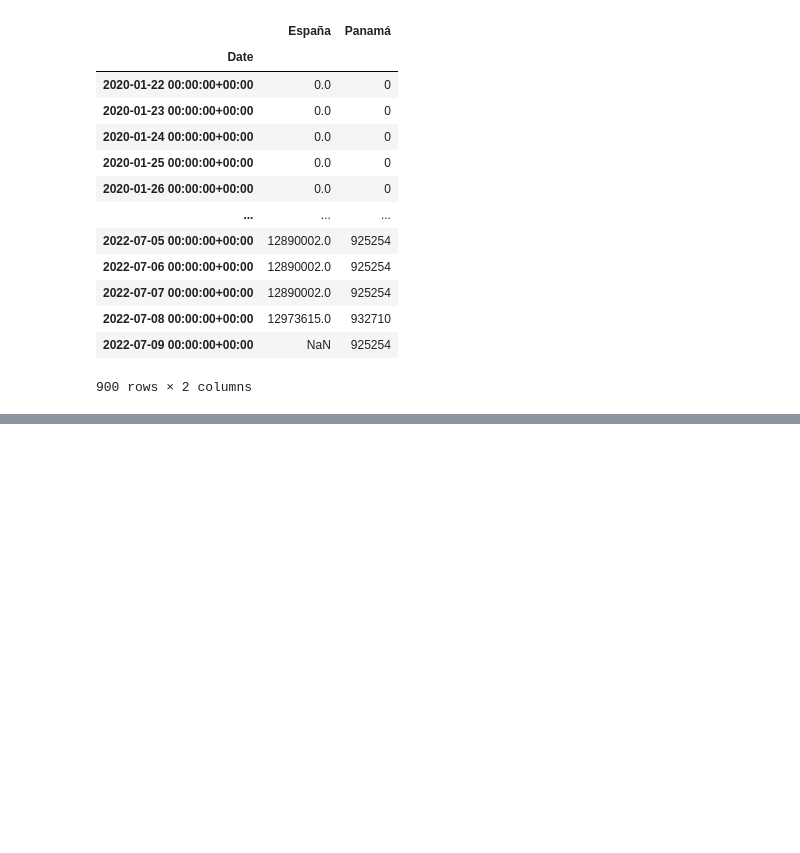
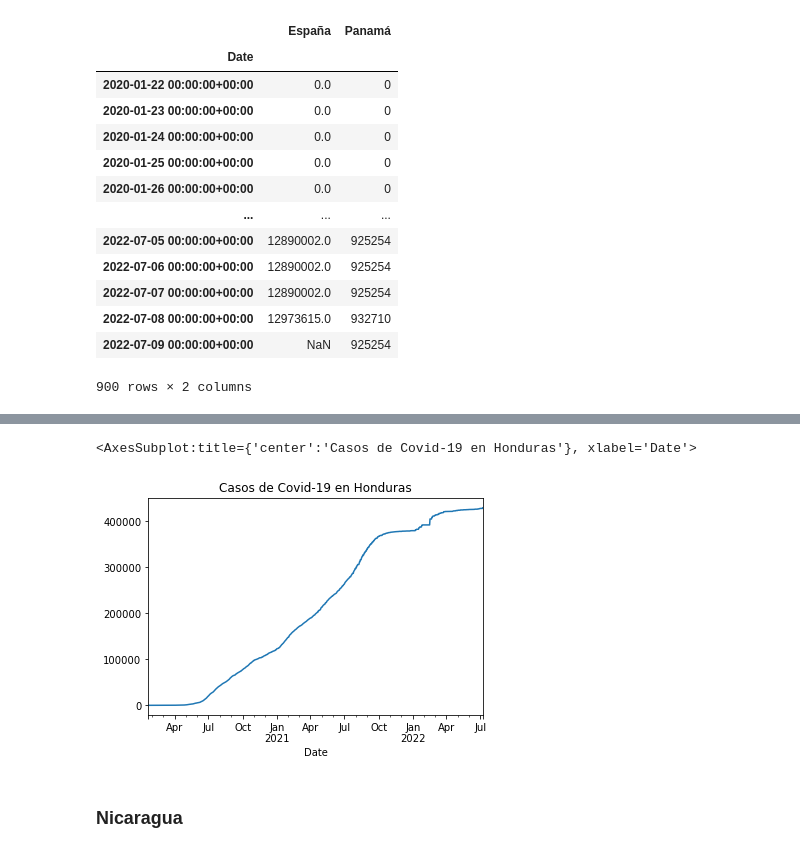
Before and after one commit to nebrijas/sergiors29-web, a Jupyter notebook: ad4.ipynb, the cells around one changed output, grey strips where cells are left out. Saved outputs shown, nothing was run; the diff lists cells and outputs as text; code cells hidden in the pictures; blank space fills up the shorter version.

```diff
--- a/ad4.ipynb
+++ b/ad4.ipynb
@@ -208,0 +312,4 @@ pa_vs_cr.plot()
+# %%
+url_rt_hn = 'https://api.covid19api.com/country/honduras/status/confirmed/live'
+df_rt_hn = pd.read_json(url_rt_hn)
+df_rt_hn
@@ -208,0 +330,8 @@ pa_vs_cr.plot()
+# %%
+casos_hn = df_rt_hn.set_index('Date')['Cases']
+casos_hn.plot(title="Casos de Covid-19 en Honduras")
+# %% [output]
+<AxesSubplot:title={'center':'Casos de Covid-19 en Honduras'}, xlabel='Date'>
+[figure, added]
+# %% [markdown]
+### Nicaragua
```
Also changed, not shown: parts of 63 cells of this notebook.
